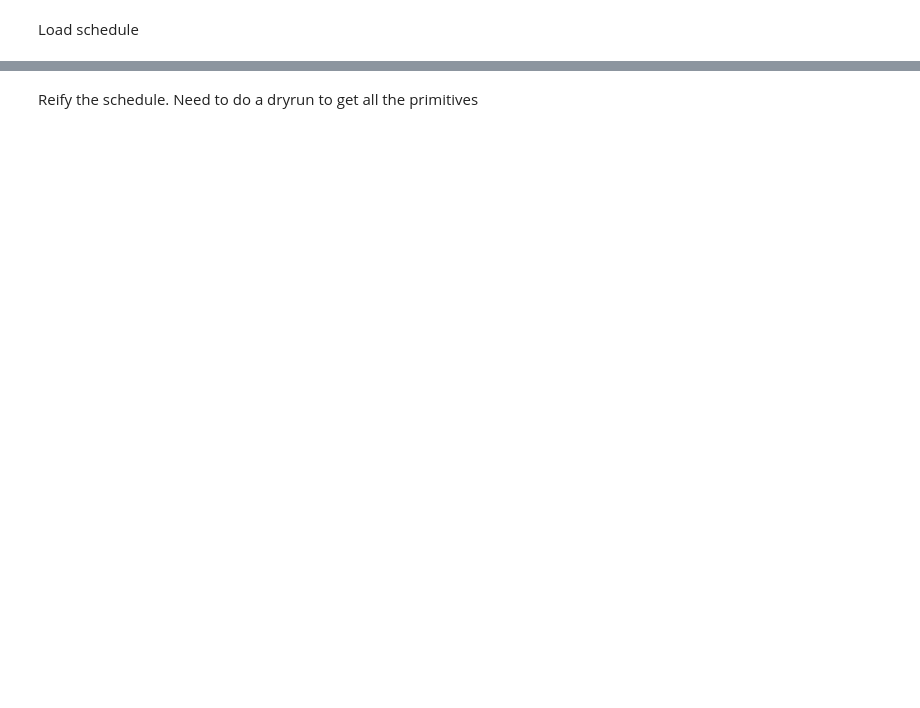
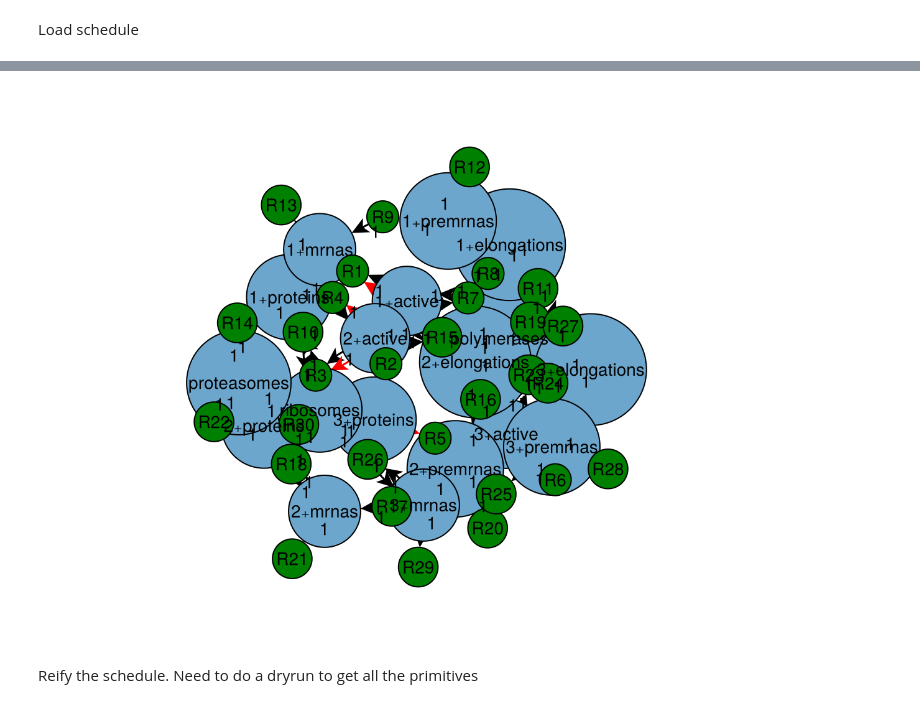
Before and after one commit to drostlab/GeneRegulatorySystems.jl, a Jupyter notebook: schedule_reification.ipynb, the cells around one changed output, grey strips where cells are left out. Cells and saved outputs as stored; diff of their text form; code cells hidden in the pictures; blank space fills up the shorter version.

```diff
--- a/schedule_reification.ipynb
+++ b/schedule_reification.ipynb
@@ -21,0 +42,2 @@ schedule! = Models.load(path_kronecker, seed="seed123");
+# %%
+rs = f!.f!.model.model.definition
@@ -22,3 +58,12 @@ schedule! = Models.load(path_kronecker, seed="seed123");
+# %%
+using Catalyst
+using GraphMakie
+using NetworkLayout
+using CairoMakie
+
+Catalyst.plot_network(rs)
+# %% [output]
+[figure, added]
 # %% [markdown]
 Reify the schedule. Need to do a dryrun to get all the primitives
 # %%
```
Also changed, not shown: parts of 6 cells of this notebook, 25 other files.
